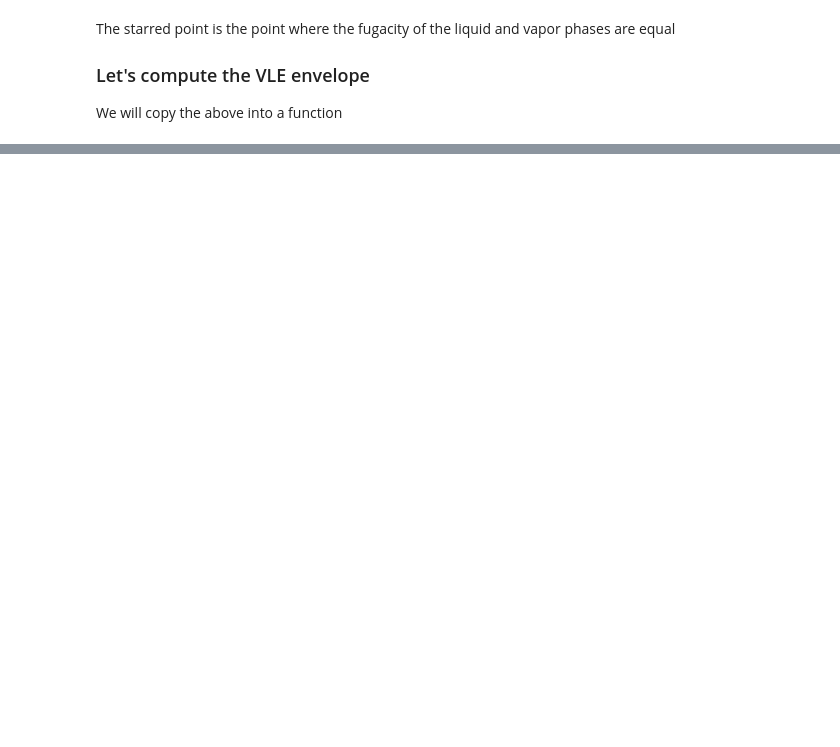
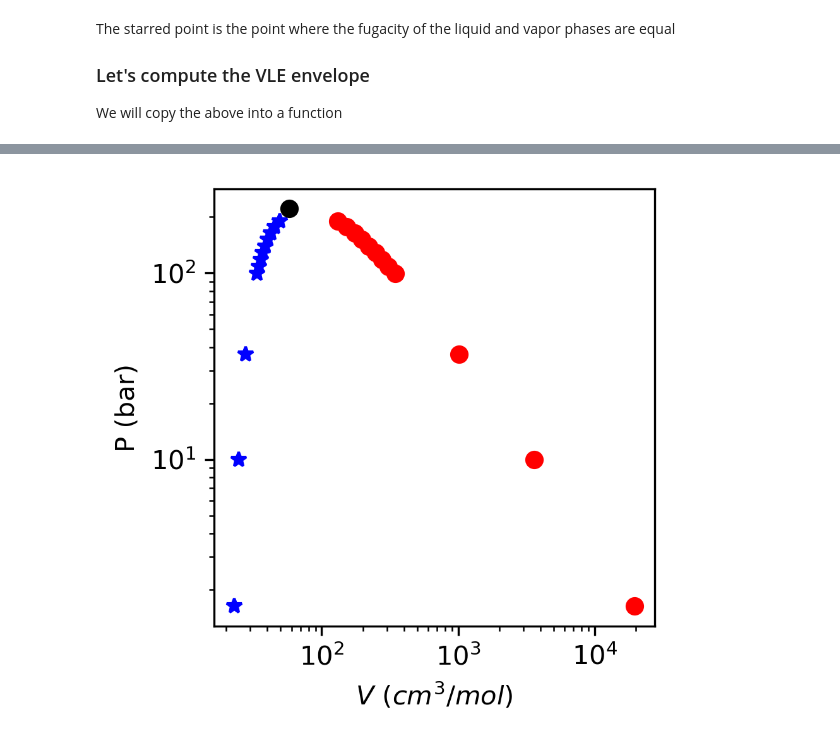
Before and after one commit to richardslaboratory/ChBE211_OER, a Jupyter notebook: _sources/Ch4/6.Calculating-Fugacity.ipynb, the cells around one changed output, grey strips where cells are left out. Drawn from its saved outputs; the diff is of its cells as text; code cells hidden in the pictures; blank space fills up the shorter version.

```diff
--- a/_sources/Ch4/6.Calculating-Fugacity.ipynb
+++ b/_sources/Ch4/6.Calculating-Fugacity.ipynb
@@ -421,0 +368,78 @@ print(Pc)
+# %%
+def psat(Tr,prmin=-4,prmax=0,npts=201):
+
+    P_=[]
+    phiv_=[]
+    phil_=[]
+
+    vv_=[]
+    vl_=[]
+    ##finds the fugacity for each guess pressure
+    for P in np.logspace(prmin,prmax,npts)*Pc*10**5:
+        T=Tc*Tr
+        ###Find roots of cubic equation of state
+        roots=np.roots(Zcoeff(T,P))
+
+        #roots array contains three roots
+        #check if roots contains three real values
+        check=0
+        #print(roots)
+        for root in roots:
+            if(root.imag==0):##then the root is real
+                check+=1
+        #if there are three real roots, proceed with fugacity calculation
+        if(check==3):
+            roots=sorted(roots)
+            Zv=roots[2]#the large root is the vapor compressibility
+            Zl=roots[0]#the smallest root is the liquid compressibility
+
+            Vv=Zv*R*T/P
+            Vl=Zl*R*T/P
+
+            vv_.append(Vv)
+            vl_.append(Vl)
+
+            phiv=quad(Integrand,np.inf,Vv,args=(T))[0]/(R*T)-np.log(Zv)+(Zv-1)#calculate the fugacity coefficient for a vapor
+            phil=quad(Integrand,np.inf,Vl,args=(T))[0]/(R*T)-np.log(Zl)+(Zl-1)#calculate the fugacity coefficient for a liquid
+
+            phiv_.append(phiv)#calculate the fugacity coefficient for a vapor
+            phil_.append(phil)#calculate the fugacity coefficient for a liquid
+            P_.append(P/10**5)
+
+    ##find the index associated w/ the minimum of the difference between the two values.
+    idx = np.argwhere(np.diff(np.sign(np.asarray(phiv_)-np.asarray(phil_)))).flatten()[0]
+
+    return P_[idx],vv_[idx],vl_[idx]
+
+veqv_=[]
+veql_=[]
+vmin_=[]
+Pmin_=[]
+vmax_=[]
+Pmax_=[]
+
+ps_=[]
+for Tr in [0.98,0.97,0.96,0.95,0.94,0.93,0.92,0.91,0.9,0.8,0.7,0.6]:
+
+    ps,vv,vl=psat(Tr)
+    ps,vv,vl=psat(Tr,
+                  prmin=np.log10(ps/Pc*0.5),
+                  prmax=np.log10(ps/Pc*1.5),
+                 npts=1001)
+
+    #print(Tr,ps,vv,vl)
+    veqv_.append(vv*10**6)
+    veql_.append(vl*10**6)
+    ps_.append(ps)
+
+plt.figure(dpi=300,figsize=(3,3))
+plt.plot(veqv_,ps_,'ro')
+plt.plot(veql_,ps_,'b*')
+plt.plot(Vc,Pc,'ko')
+plt.yscale('log')
+plt.xscale('log')
+plt.ylabel('P (bar)')
+plt.xlabel(r'$V$ $(cm^3/mol)$')
+plt.show()
+# %% [output]
+[figure, added]
```
Also changed, not shown: parts of 14 cells of this notebook, 33 other files.
